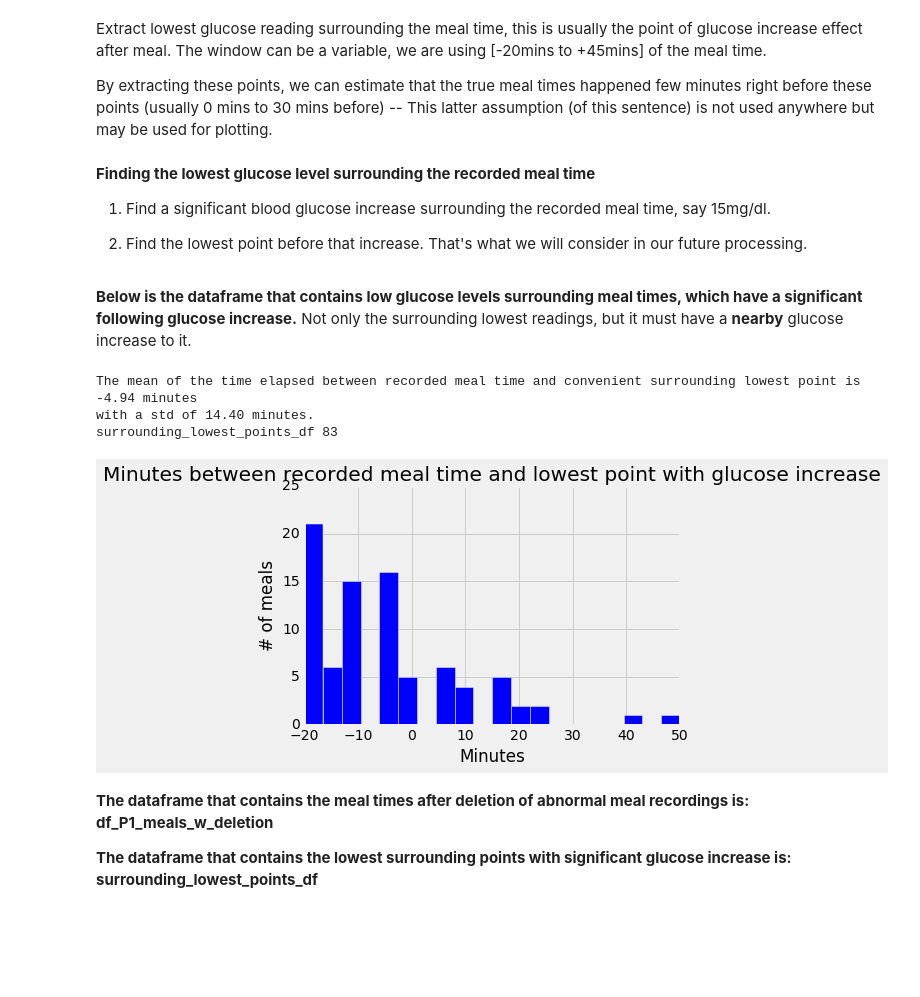
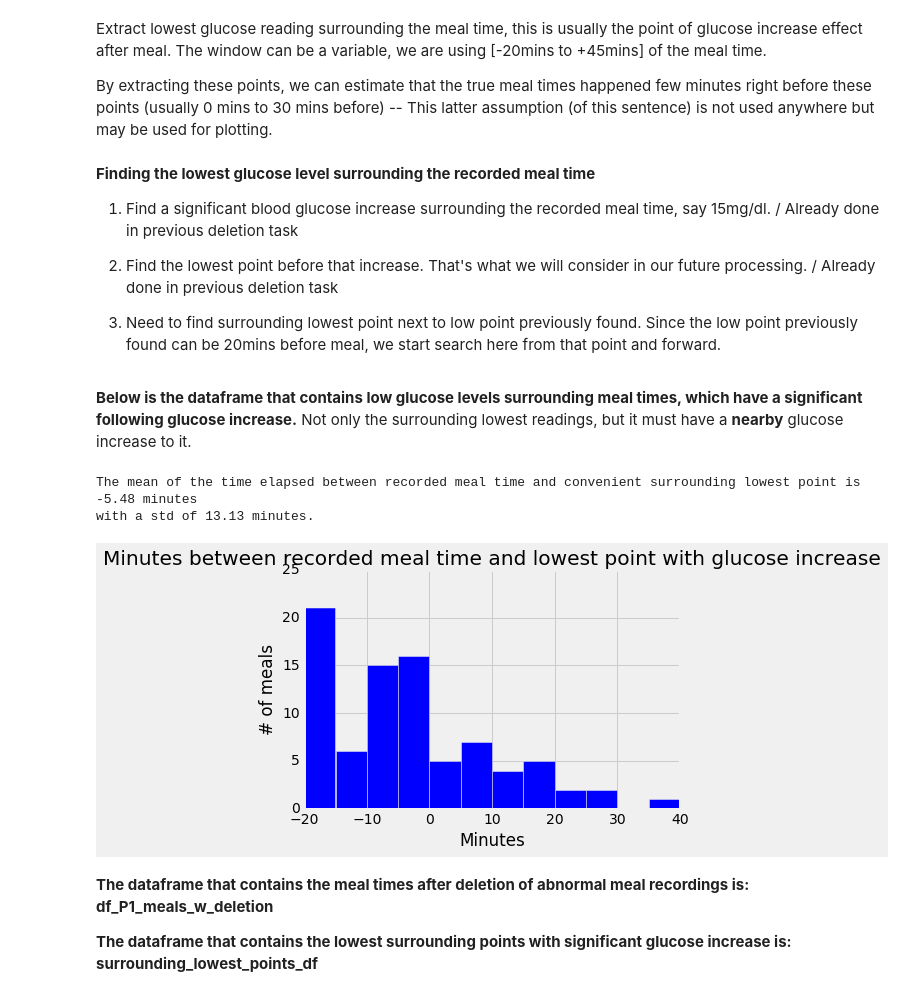
Before and after one commit to SalChem/Diabetic-Project, a Jupyter notebook: Complete Data Cleaning.ipynb, the cells around one changed output. Cells and saved outputs as stored; diff of their text form; code cells hidden in the pictures; blank space fills up the shorter version.

```diff
--- a/Complete Data Cleaning.ipynb
+++ b/Complete Data Cleaning.ipynb
@@ -203,7 +218,7 @@ for x in range(df_P1_meals_w_deletion['CHO (g)'].size):
             continue
         if (math.isnan(reading.values[0])):
             count +=1
-    if (count > (window_size/2)):
+    if (count > (window_size/3)):
         print "\nThe meal time at", a, "has", count,"missing readings within its {}".format((window_size*5)+5),"minutes. Thus, it will be removed from the dataset.\n"
         #Put this into a dataframe to plot later with different color
         del_points_df1 = del_points_df1.append(df_P1.loc[df_P1['Date'] == a])
@@ -392,13 +407,15 @@ By extracting these points, we can estimate that the true meal times happened fe
 # %% [markdown]
 **Finding the lowest glucose level surrounding the recorded meal time**
 
-1. Find a significant blood glucose increase surrounding the recorded meal time, say 15mg/dl.
+1. Find a significant blood glucose increase surrounding the recorded meal time, say 15mg/dl. / Already done in previous deletion task
 
-2. Find the lowest point before that increase. That's what we will consider in our future processing.
+2. Find the lowest point before that increase. That's what we will consider in our future processing. / Already done in previous deletion task
+
+3. Need to find surrounding lowest point next to low point previously found. Since the low point previously found can be 20mins before meal, we start search here from that point and forward.
 # %% [markdown]
 **Below is the dataframe that contains low glucose levels surrounding meal times, which have a significant following glucose increase.** Not only the surrounding lowest readings, but it must have a **nearby** glucose increase to it.
 # %%
-gl_increase_window = [j for j in np.arange(0, glucose_effect_window+incr, incr)]
+gl_rise_window = [j for j in np.arange(0, gl_increase_window+incr, incr)]
 
 offset_lowest_point_to_meal = []
 offset_highest_point_to_meal = []
@@ -407,15 +424,14 @@ points_to_readjust = []
 readjust_points_df = pd.DataFrame()
 surrounding_lowest_points_df = pd.DataFrame()
 
-for x in range(low_surrounding_gl['CHO (g)'].size):
-    a = low_surrounding_gl['Date'][x]
+for x,a in enumerate(low_surrounding_gl['Date']):
     b = a
     min_reading = df_P1.loc[df_P1['Date'] == a]['mg/dL']
     max_reading = df_P1.loc[df_P1['Date'] == a]['mg/dL']
     lowest_pt_index = 0
     highest_pt_index = 0
-    #print "For meal time of index", x
-    for i,y in enumerate(gl_increase_window):
+
+    for i,y in enumerate(gl_rise_window):
         #get the lowest point within the full window
         current_reading = df_P1.loc[df_P1['Date'] == b]['mg/dL'].values[0]
         try:
@@ -433,42 +449,41 @@ for x in range(low_surrounding_gl['CHO (g)'].size):
         if (current_reading<min_reading.values[0]):
             min_reading = df_P1.loc[df_P1['Date'] == b]['mg/dL']
             lowest_pt_index = y
         elif (current_reading>max_reading.values[0]):
             max_reading = df_P1.loc[df_P1['Date'] == b]['mg/dL']
             highest_pt_index = y
         b += datetime.timedelta(minutes=incr)
     #print x,": At date", a, "the lowest point is", min_reading.values[0], "of index", lowest_pt_index, "and the highest point is", max_reading.values[0], "of index",highest_pt_index
-    #These points need to be readjusted, see picture below
     offset_lowest_point_to_meal.extend([lowest_pt_index])
     offset_highest_point_to_meal.extend([highest_pt_index])
-    #print "x:",x,"Add", lowest_pt_index, "minutes to the date", a
-    surrounding_lowest_points_df = surrounding_lowest_points_df.append(df_P1.loc[df_P1['Date'] == (a + datetime.timedelta(minutes=lowest_pt_index))])
+
+    surrounding_lowest_points_df = surrounding_lowest_points_df.append(df_P1.loc[df_P1['Date'] == (a + datetime.timedelta(minutes=int(lowest_pt_index)))])
 
 surrounding_lowest_points_df = surrounding_lowest_points_df.sort(['Date'])
 surrounding_lowest_points_df = surrounding_lowest_points_df.reset_index(drop=True)
 
 #The real time difference between the lowest point and meal time is the addition of difference between meal time and low surrounding point + between low surrounding point and lowest surrounding point
 
 offset_meal2increase = np.add(offset_lowest_point_to_meal , offset_low_point_to_meal)
 
 #print offset_meal2increase
 
 print "\nThe mean of the time elapsed between recorded meal time and convenient surrounding lowest point is %.2f" %np.mean(offset_meal2increase), "minutes \nwith a std of %.2f" %np.std(offset_meal2increase), "minutes."
 
 #print "\nThe mean of the time elapsed difference between recorded meal time and surrounding peak point is %.2f" %np.mean(offset_highest_point_to_meal), "minutes \nwith a std of %.2f" %np.std(offset_lowest_point_to_meal), "minutes."
 
-print "surrounding_lowest_points_df", surrounding_lowest_points_df['CHO (g)'].size
+min_minutes = np.absolute(np.min(offset_meal2increase))
+max_minutes = np.max(offset_meal2increase)
 
-n, bins, patches = plt.hist(offset_meal2increase, 20, facecolor='blue', alpha=1)
+n, bins, patches = plt.hist(offset_meal2increase, (min_minutes+max_minutes)/5, facecolor='blue', alpha=1)
 plt.title('Minutes between recorded meal time and lowest point with glucose increase')
 plt.xlabel('Minutes')
 plt.ylabel('# of meals')
 plt.show()
 # %% [output]
-The mean of the time elapsed between recorded meal time and convenient surrounding lowest point is -4.94 minutes
-with a std of 14.40 minutes.
-surrounding_lowest_points_df 83
+The mean of the time elapsed between recorded meal time and convenient surrounding lowest point is -5.48 minutes
+with a std of 13.13 minutes.
-[figure, old version]
+[figure, new version]
 # %% [markdown]
 **The dataframe that contains the meal times after deletion of abnormal meal recordings is: df_P1_meals_w_deletion**
 
```
Also changed, not shown: parts of 10 cells of this notebook.
